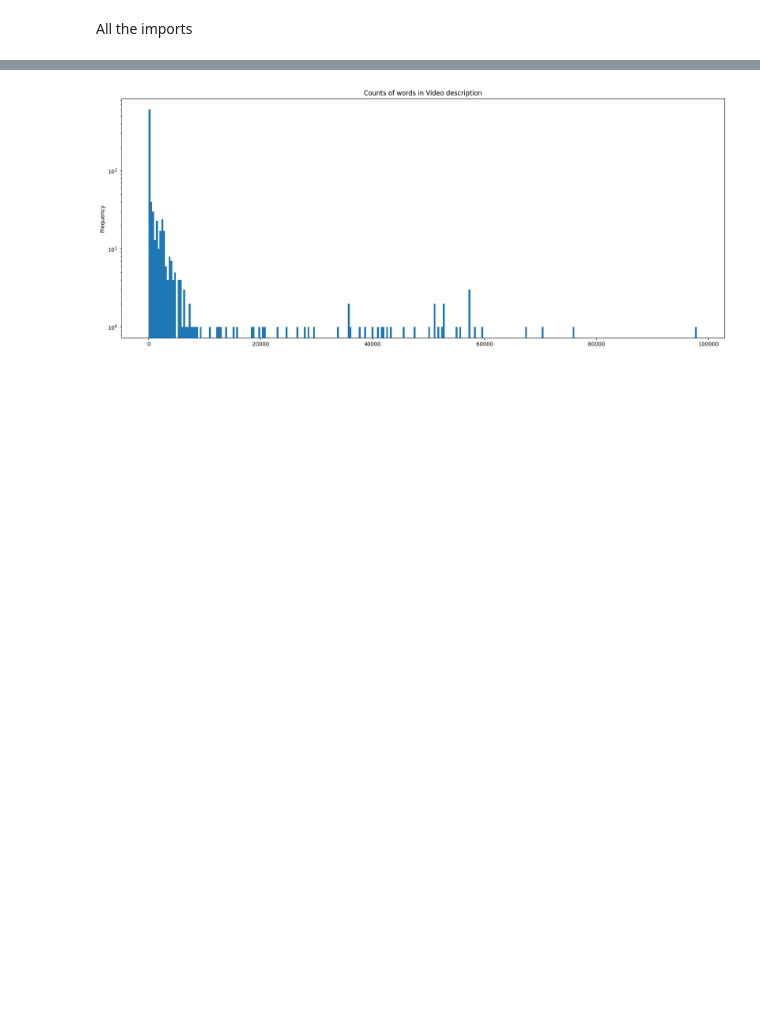
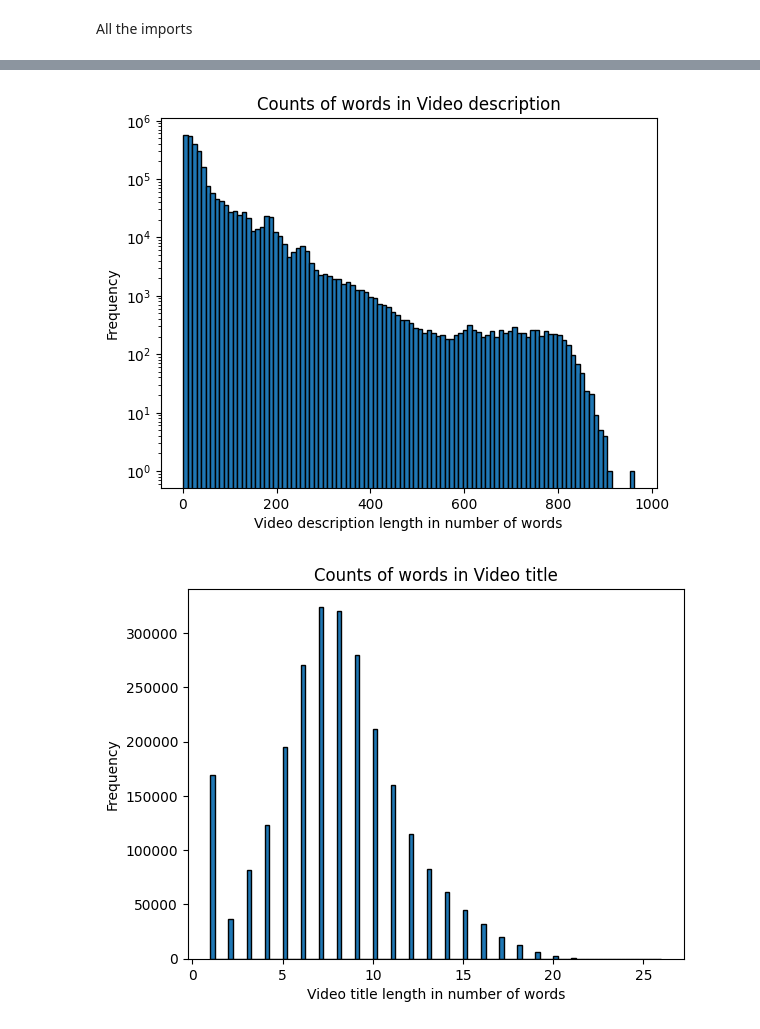
Before and after one commit to epfl-ada/ada-2024-project-lil0mohammadali, a Jupyter notebook: results.ipynb, the cells around one changed output, grey strips where cells are left out. Cells and saved outputs as stored; diff of their text form; code cells hidden in the pictures; blank space fills up the shorter version.

Commit message:
plots are pretty now

```diff
--- a/results.ipynb
+++ b/results.ipynb
@@ -36,5 +38,7 @@ plot_text_len_char(filtered_meta, 'description')
 # %%
 
 plot_text_len_words(filtered_meta, 'description')
+plot_text_len_words(filtered_meta, 'title')
 # %% [output]
-[figure, old version]
+[figure, new version]
+[figure, added]
```
Also changed, not shown: parts of 7 cells of this notebook, 1 other file.
